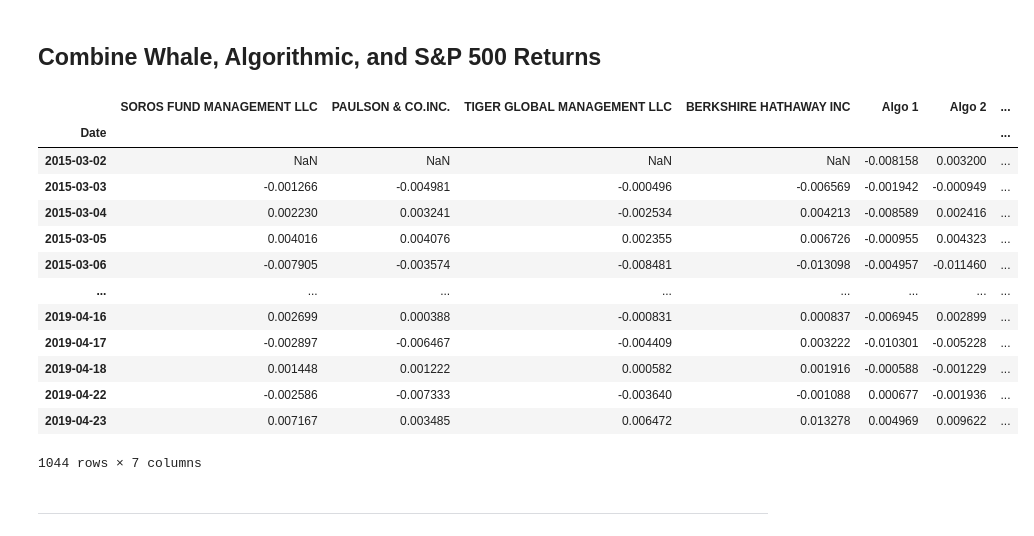
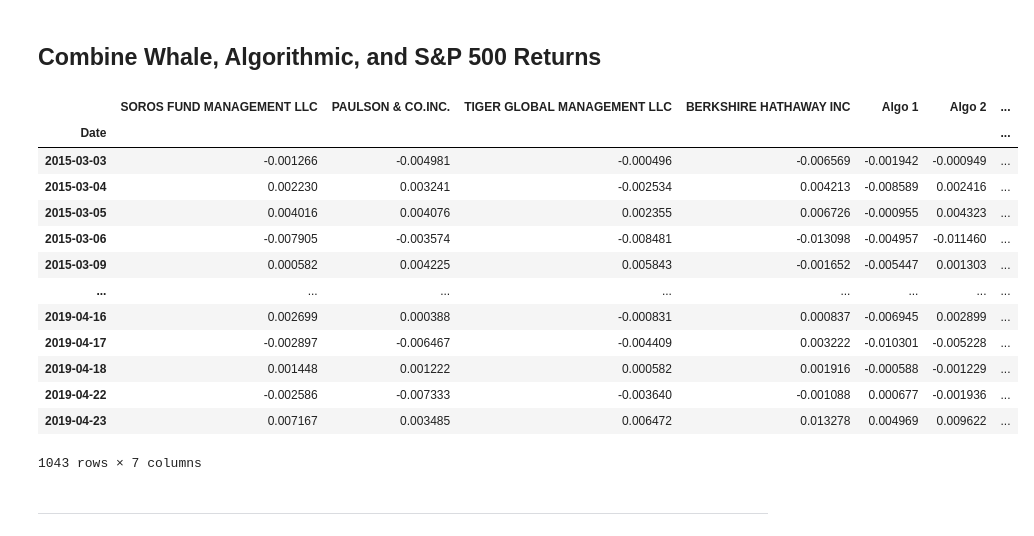
Before and after one commit to fintech-lex/whale_portfolios, a Jupyter notebook: whale_analysis.ipynb, the cells around one changed output. Drawn from its saved outputs; the diff is of its cells as text; code cells hidden in the pictures.

```diff
--- a/whale_analysis.ipynb
+++ b/whale_analysis.ipynb
@@ -76,8 +76,8 @@ dtype: int64
 # %%
 # Drop nulls
 
-algo_nonull = algo_df.dropna()
-algo_nonull_count = algo_nonull.isnull().sum()
+algo_df = algo_df.dropna()
+algo_nonull_count = algo_df.isnull().sum()
 algo_nonull_count
 # %% [output]
 Algo 1    0
@@ -106,6 +110,6 @@ dtype: object
 # %%
 # Fix Data Types
 
-sp_df['Close'] = sp_df['Close'].str.replace('$', '', regex=True).astype(float)
+sp_df = sp_df['Close'].str.replace('$', '', regex=True).astype(float)
 sp_df
 # %% [output]
@@ -147,6 +140,6 @@ daily_rtn
 # Drop nulls
 # daily_rtn.isna().sum()
 
-sp_nonull = sp_df.dropna()
-daily_null_chk = sp_nonull.isnull().sum()
-daily_null_chk
+sp_df = sp_df.dropna()
+daily_null_chk = sp_df.isnull().sum()
+# daily_null_chk # will show 'Amount of Dulls from S&P No Nulls"
@@ -156,5 +146,6 @@ dtype: int64
 # %%
 # Rename `Close` Column to be specific to this portfolio.
 
-sp_df.rename({'Close': 'S&P 500 Closing Prices'}, axis='columns', inplace=True)
-sp_df.describe()
+# sp_df = sp_df.rename(columns={'Close': 'SP'}, inplace=True)
+
+sp_df.name = 'SP500'
@@ -173,27 +154,23 @@ sp_df.describe()
 # %%
 # Join Whale Returns, Algorithmic Returns, and the S&P 500 Returns into a single DataFrame with columns for each portfolio's returns.
 
-combine = pd.concat([whale_df, algo_df, sp_df], axis="columns", join="inner")
-portsonly = pd.concat([whale_nonull, algo_nonull], axis='columns', join='inner')
-# combine.sort_index(inplace=True)
-
+combine = pd.concat([whale_df,algo_df,sp_df], axis="columns", join="inner")
 combine
-# portsonly
 # %% [output]
 |  | SOROS FUND MANAGEMENT LLC | PAULSON & CO.INC. | TIGER GLOBAL MANAGEMENT LLC | BERKSHIRE HATHAWAY INC | Algo 1 | Algo 2 | ... |
 | Date |  |  |  |  |  |  | ... |
-| 2015-03-02 | NaN | NaN | NaN | NaN | -0.008158 | 0.003200 | ... |
 | 2015-03-03 | -0.001266 | -0.004981 | -0.000496 | -0.006569 | -0.001942 | -0.000949 | ... |
 | 2015-03-04 | 0.002230 | 0.003241 | -0.002534 | 0.004213 | -0.008589 | 0.002416 | ... |
 | 2015-03-05 | 0.004016 | 0.004076 | 0.002355 | 0.006726 | -0.000955 | 0.004323 | ... |
 | 2015-03-06 | -0.007905 | -0.003574 | -0.008481 | -0.013098 | -0.004957 | -0.011460 | ... |
+| 2015-03-09 | 0.000582 | 0.004225 | 0.005843 | -0.001652 | -0.005447 | 0.001303 | ... |
 | ... | ... | ... | ... | ... | ... | ... | ... |
 | 2019-04-16 | 0.002699 | 0.000388 | -0.000831 | 0.000837 | -0.006945 | 0.002899 | ... |
 | 2019-04-17 | -0.002897 | -0.006467 | -0.004409 | 0.003222 | -0.010301 | -0.005228 | ... |
 | 2019-04-18 | 0.001448 | 0.001222 | 0.000582 | 0.001916 | -0.000588 | -0.001229 | ... |
 | 2019-04-22 | -0.002586 | -0.007333 | -0.003640 | -0.001088 | 0.000677 | -0.001936 | ... |
 | 2019-04-23 | 0.007167 | 0.003485 | 0.006472 | 0.013278 | 0.004969 | 0.009622 | ... |
-1044 rows × 7 columns
+1043 rows × 7 columns
 # %% [markdown]
 ---
 # %% [markdown]
```
Also changed, not shown: parts of 25 cells of this notebook, 4 other files.
